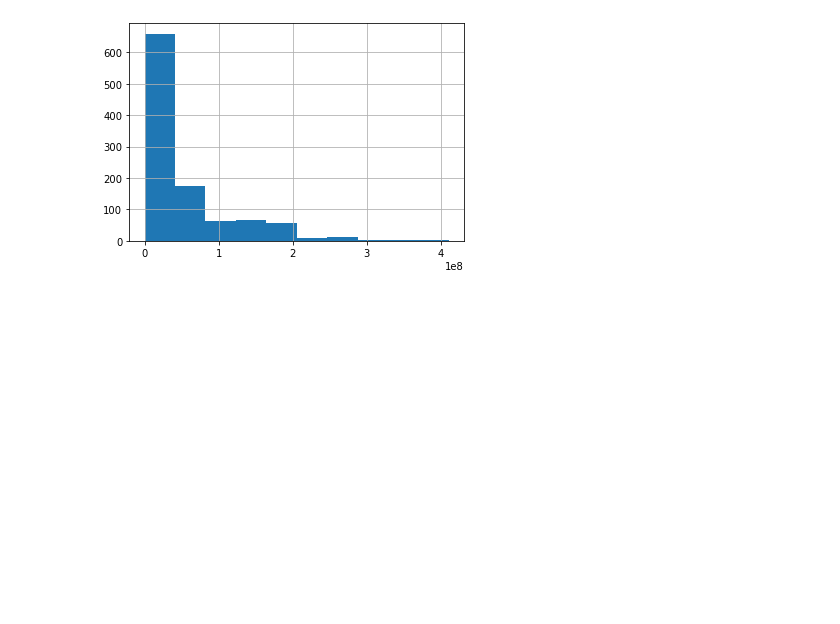
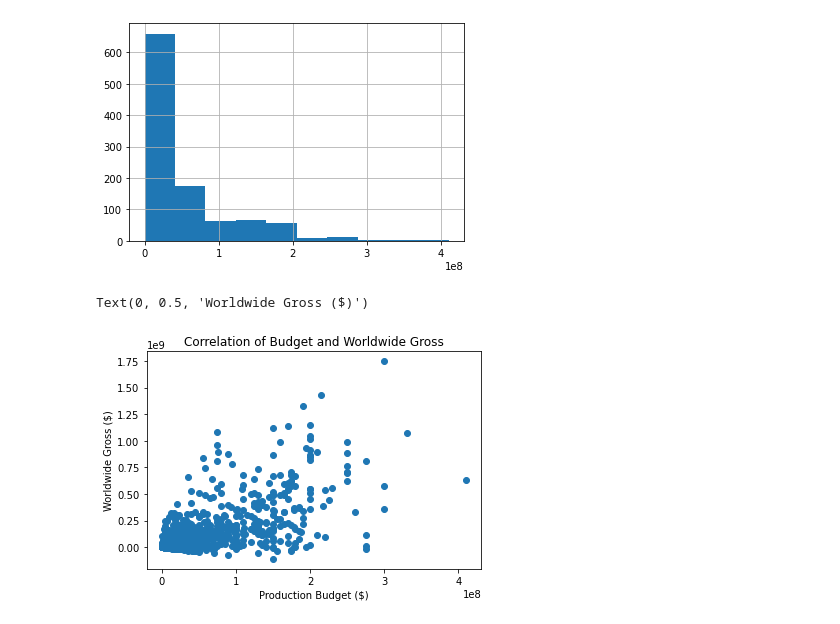
Before and after one commit to doriggs/Semester1Capstone, a Jupyter notebook: student.ipynb, the cells around one changed output. Saved outputs shown, nothing was run; the diff lists cells and outputs as text; code cells hidden in the pictures; blank space fills up the shorter version.

Commit message:
altered target metric to adjusted worldwide gross

```diff
--- a/student.ipynb
+++ b/student.ipynb
@@ -192,6 +192,9 @@ imdb_df_c2 = imdb_df_c.merge(tn_df, how = "inner",
                              left_on = ["primary_title", "start_year"],
                              right_on = ["movie","release_year"])
 
+# create worldwide gross, adjusted for production budge
+imdb_df_c2["adjusted_worldwide"] = imdb_df_c2["worldwide_gross"] - imdb_df_c2["production_budget"]
+
 # it's beautiful
 imdb_df_c2.head(5)
 # %% [output]
@@ -389,3 +392,12 @@ imdb_df_c2["production_budget"].hist()
 # %% [output]
 <AxesSubplot:>
 [figure]
+# %%
+fig, ax = plt.subplots()
+ax.scatter(imdb_df_c2["production_budget"], imdb_df_c2["adjusted_worldwide"])
+ax.set_title("Correlation of Budget and Worldwide Gross")
+ax.set_xlabel("Production Budget ($)")
+ax.set_ylabel("Worldwide Gross ($)")
+# %% [output]
+Text(0, 0.5, 'Worldwide Gross ($)')
+[figure, added]
```
Also changed, not shown: parts of 16 cells of this notebook.
